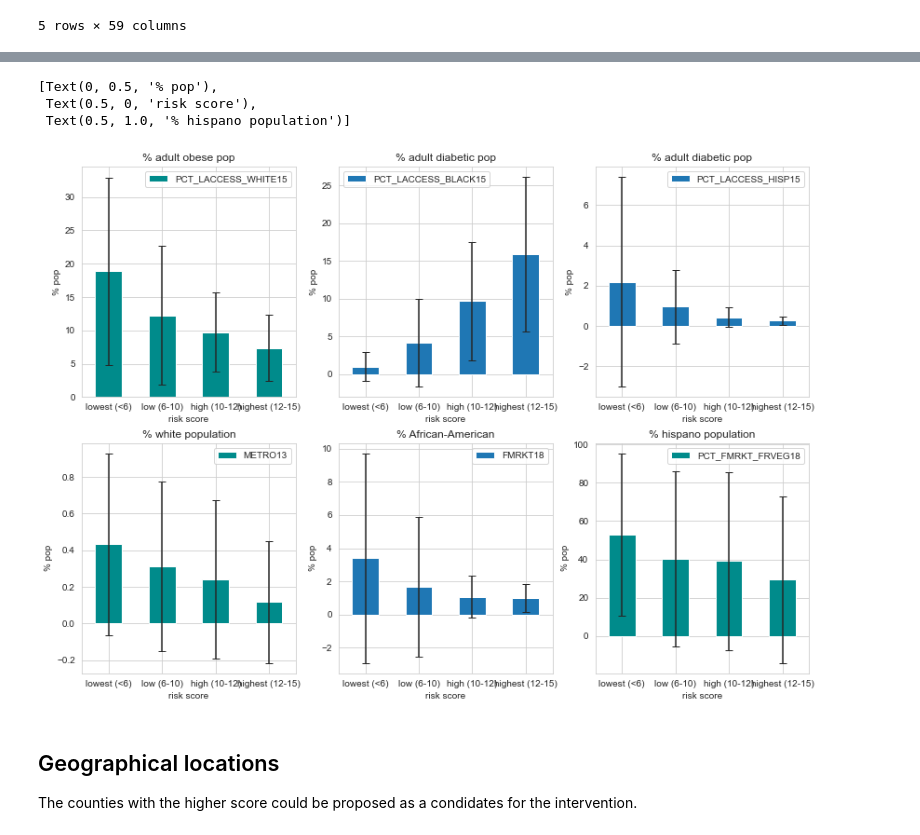
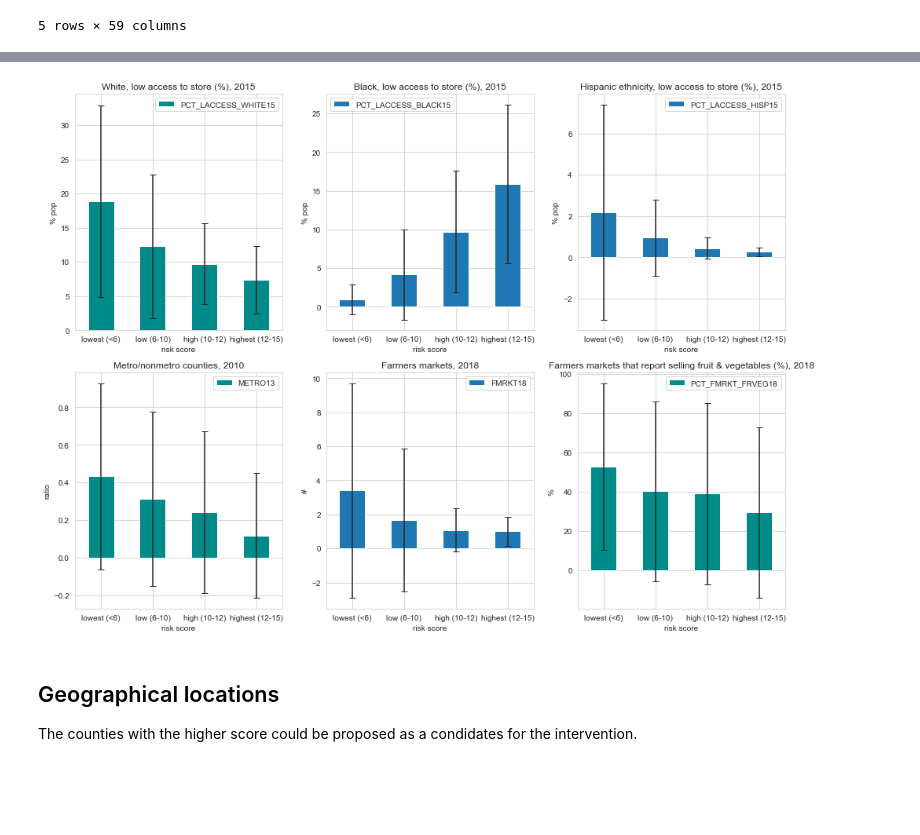
Before and after one commit to MPdeM/food_access, a Jupyter notebook: food_access.ipynb, the cells around one changed output, grey strips where cells are left out. Drawn from its saved outputs; the diff is of its cells as text; code cells hidden in the pictures; blank space fills up the shorter version.

```diff
--- a/food_access.ipynb
+++ b/food_access.ipynb
@@ -739,32 +749,39 @@ ax6.set(title='% hispano population', xlabel='risk score', ylabel='% pop')
 # %%
+# more visualizations
+# Dataframe grouped by risk scores
 
 fig, ax = plt.subplots(2,3, figsize=(14, 10))
 ax1 = plt.subplot2grid((2,3), (0,0))
 ax2 = plt.subplot2grid((2,3), (0,1))
 ax3 = plt.subplot2grid((2,3), (0,2))
 ax4 = plt.subplot2grid((2,3), (1,0))
 ax5 = plt.subplot2grid((2,3), (1,1))
 ax6 = plt.subplot2grid((2,3), (1,2))
 
 means_risk.plot.bar(yerr=errors_risk, y= 'PCT_LACCESS_WHITE15', ax=ax1, capsize=4, rot=0,color='darkcyan');
-ax1.set(title='% adult obese pop', xlabel='risk score', ylabel='% pop')
+ax1.set(title='White, low access to store (%), 2015', xlabel='risk score', ylabel='% pop')
 means_risk.plot.bar(yerr=errors_risk, y='PCT_LACCESS_BLACK15', ax=ax2, capsize=4, rot=0);
-ax2.set(title='% adult diabetic pop', xlabel='risk score', ylabel='% pop')
+ax2.set(title='Black, low access to store (%), 2015', xlabel='risk score', ylabel='% pop')
 means_risk.plot.bar(yerr=errors_risk, y='PCT_LACCESS_HISP15', ax=ax3, capsize=4, rot=0);
-ax3.set(title='% adult diabetic pop', xlabel='risk score', ylabel='% pop')
-
+ax3.set(title='Hispanic ethnicity, low access to store (%), 2015', xlabel='risk score', ylabel='% pop')
 
 means_risk.plot.bar(yerr=errors_risk, y='METRO13', ax=ax4, capsize=4, rot=0,color='darkcyan');
-ax4.set(title='% white population', xlabel='risk score', ylabel='% pop')
+ax4.set(title='Metro/nonmetro counties, 2010', xlabel='risk score', ylabel='ratio')
 means_risk.plot.bar(yerr=errors_risk, y='FMRKT18', ax=ax5, capsize=4, rot=0);
-ax5.set(title='% African-American', xlabel='risk score', ylabel='% pop')
+ax5.set(title='Farmers markets, 2018', xlabel='risk score', ylabel='#')
 means_risk.plot.bar(yerr=errors_risk, y='PCT_FMRKT_FRVEG18', ax=ax6, capsize=4, rot=0,color='darkcyan');
-ax6.set(title='% hispano population', xlabel='risk score', ylabel='% pop')
+ax6.set(title='Farmers markets that report selling fruit & vegetables (%), 2018', xlabel='risk score', ylabel='% ')
+
+fig.subplots_adjust(left=0.08, right=0.98, bottom=0.05, top=0.9,
+                    hspace=0.4, wspace=0.3)
+fig.tight_layout()
+
+# save plot
+plt.savefig('assets/riskvis2.png')
+
+plt.show()
 # %% [output]
-[Text(0, 0.5, '% pop'),
- Text(0.5, 0, 'risk score'),
- Text(0.5, 1.0, '% hispano population')]
-[figure, old version]
+[figure, new version]
 # %% [markdown]
 ## Geographical locations
 
```
Also changed, not shown: parts of 3 cells of this notebook, 3 other files.
